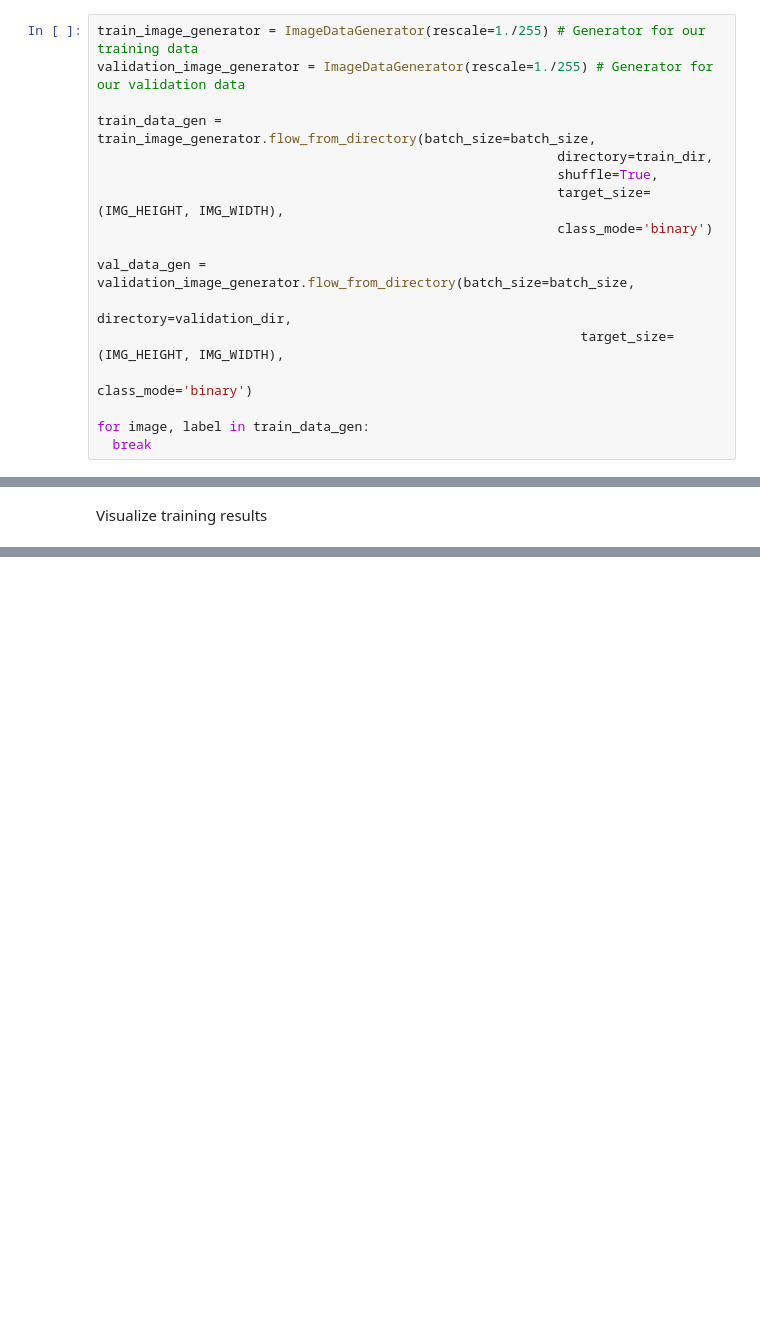
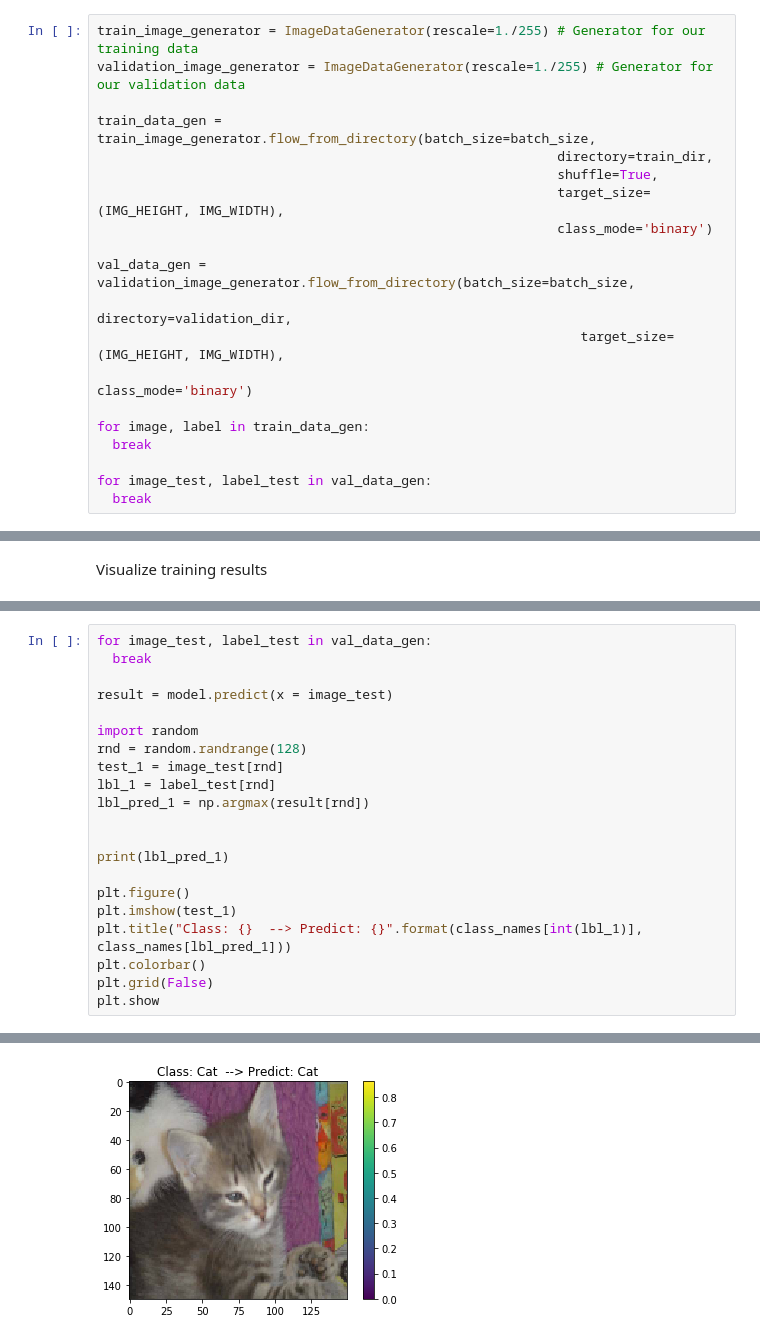
Before and after one commit to melativj/H8_PTP_FINAL_IMAGE, a Jupyter notebook: CatDog_Classifications.ipynb, the cells around one changed output, grey strips where cells are left out. Drawn from its saved outputs; the diff is of its cells as text; blank space fills up the shorter version.

```diff
--- a/CatDog_Classifications.ipynb
+++ b/CatDog_Classifications.ipynb
@@ -87,6 +84,9 @@ val_data_gen = validation_image_generator.flow_from_directory(batch_size=batch_s
 
 for image, label in train_data_gen:
   break
+
+for image_test, label_test in val_data_gen:
+  break
 # %% [output]
 Found 2000 images belonging to 2 classes.
 Found 1000 images belonging to 2 classes.
@@ -258,0 +261,22 @@ plt.show()
+# %%
+for image_test, label_test in val_data_gen:
+  break
+
+result = model.predict(x = image_test)
+
+import random
+rnd = random.randrange(128)
+test_1 = image_test[rnd]
+lbl_1 = label_test[rnd]
+lbl_pred_1 = np.argmax(result[rnd])
+
+
+print(lbl_pred_1)
+
+plt.figure()
+plt.imshow(test_1)
+plt.title("Class: {}  --> Predict: {}".format(class_names[int(lbl_1)], class_names[lbl_pred_1]))
+plt.colorbar()
+plt.grid(False)
+plt.show
+# %% [output]
@@ -258,0 +285 @@ plt.show()
+[figure, added]
```
Also changed, not shown: parts of 11 cells of this notebook.
